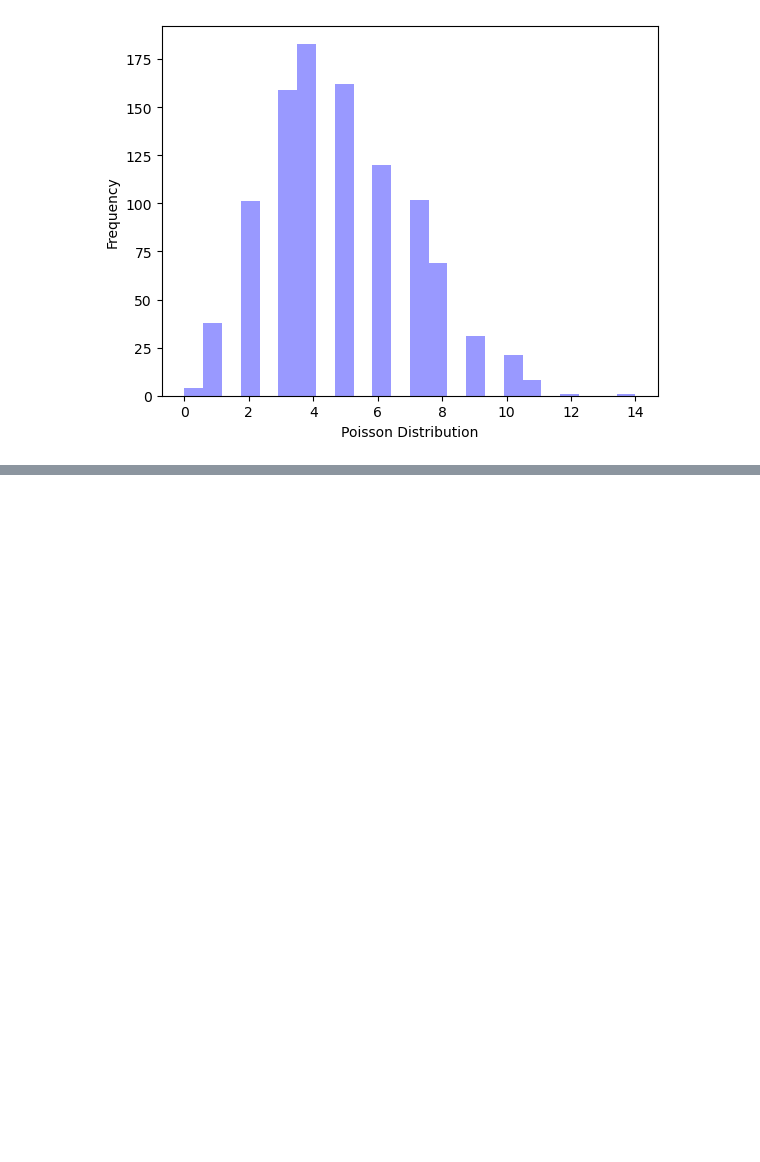
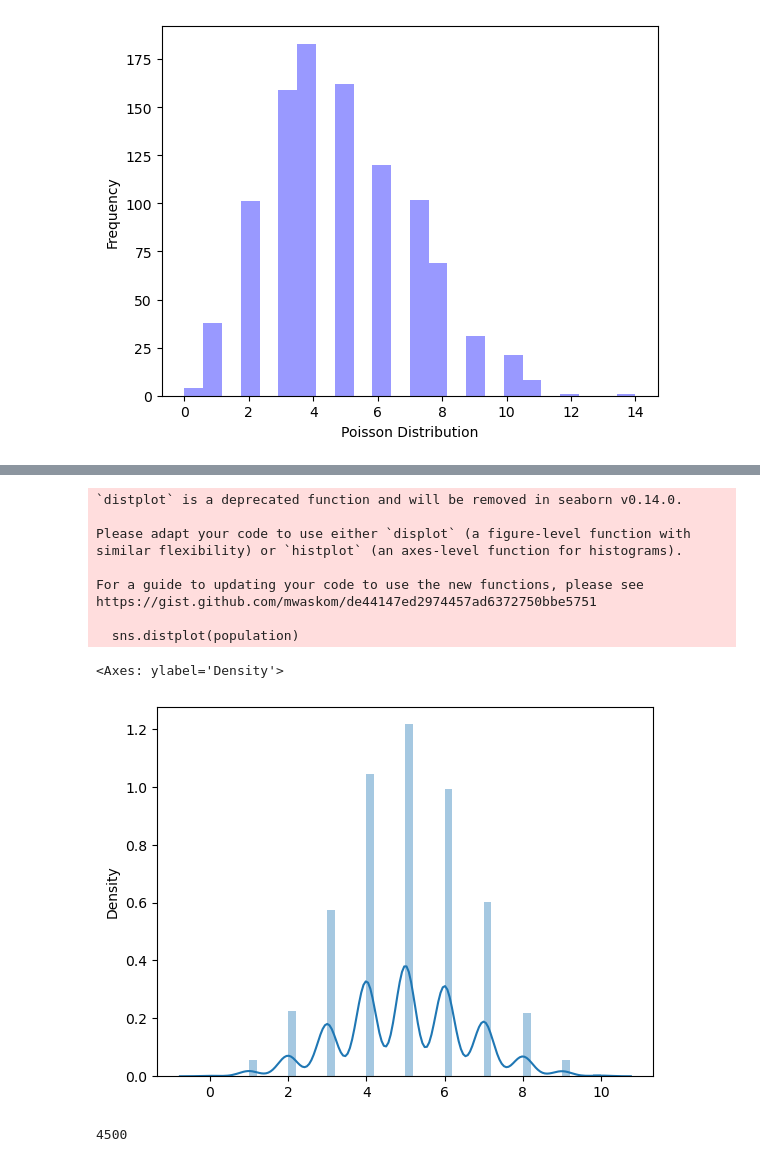
Before and after one commit to DeepjyotiBhattacharjee/Statistics-for-Data-Science, a Jupyter notebook: Stats 2.ipynb, the cells around one changed output, grey strips where cells are left out. Saved outputs shown, nothing was run; the diff lists cells and outputs as text; code cells hidden in the pictures; blank space fills up the shorter version.

```diff
--- a/Stats 2.ipynb
+++ b/Stats 2.ipynb
@@ -333,0 +419,19 @@ https://gist.github.com/mwaskom/de44147ed2974457ad6372750bbe5751
+# %%
+sns.distplot(population)
+# %% [output]
+`distplot` is a deprecated function and will be removed in seaborn v0.14.0.
+
+Please adapt your code to use either `displot` (a figure-level function with
+similar flexibility) or `histplot` (an axes-level function for histograms).
+
+For a guide to updating your code to use the new functions, please see
+https://gist.github.com/mwaskom/de44147ed2974457ad6372750bbe5751
+
+  sns.distplot(population)
+<Axes: ylabel='Density'>
+[figure, added]
+# %%
+size_of_sample = int(len(population)*0.45) # let's take 45 % of population as sample size
+size_of_sample
+# %% [output]
+4500
```
Also changed, not shown: parts of 17 cells of this notebook.
